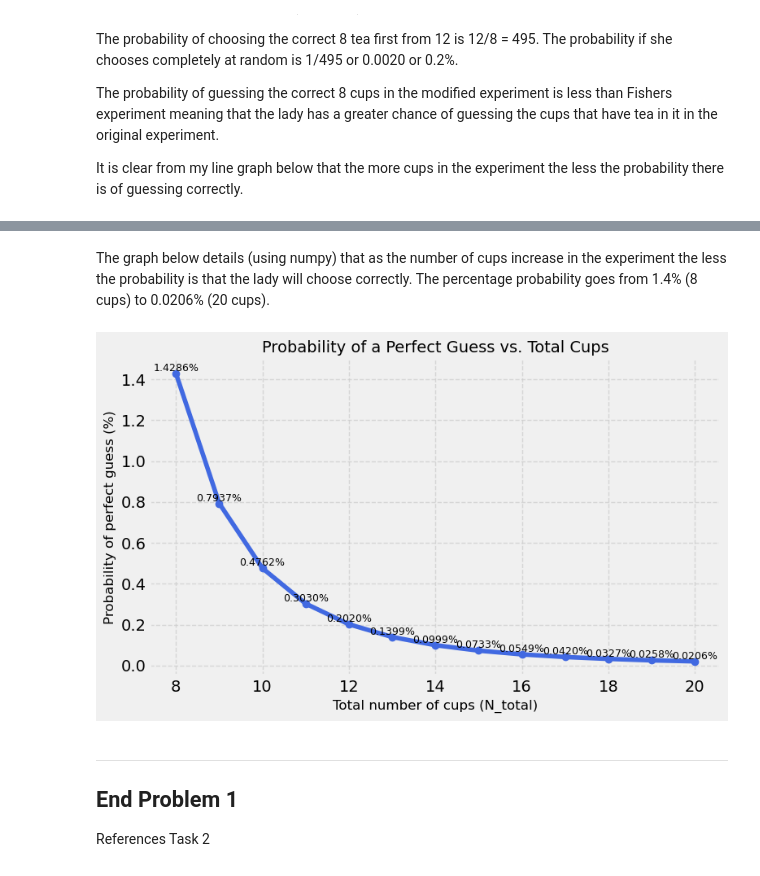
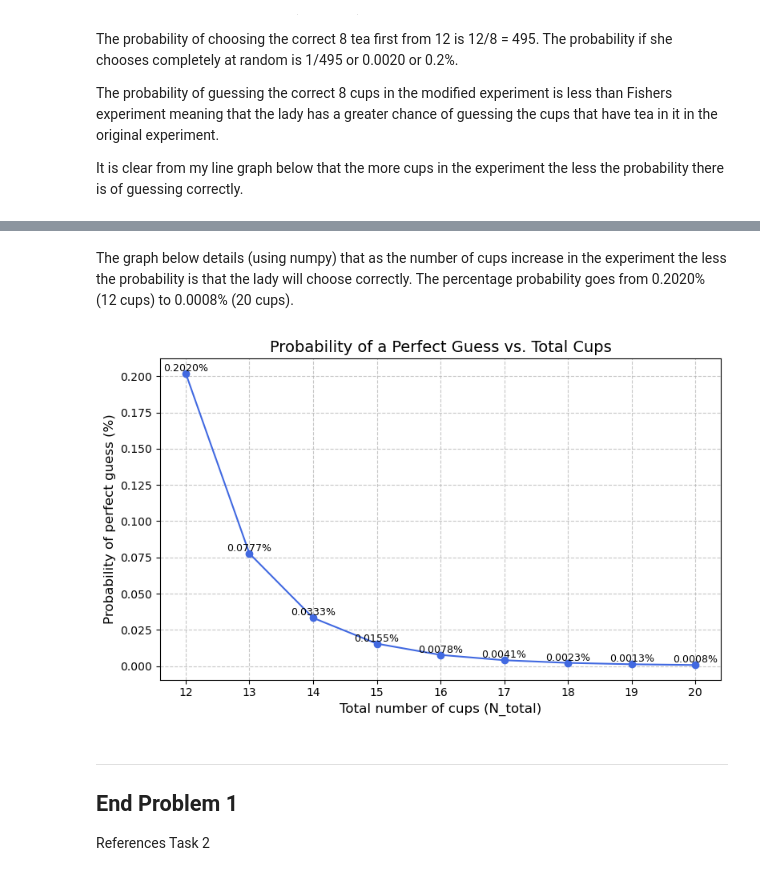
Before and after one commit to AudeAllen/Applied_Statistics, a Jupyter notebook: problems.ipynb, the cells around one changed output, grey strips where cells are left out. Drawn from its saved outputs; the diff is of its cells as text; code cells hidden in the pictures.

```diff
--- a/problems.ipynb
+++ b/problems.ipynb
@@ -192,38 +232,38 @@ In statistics the p-value threshold is the cutoff point used to decide whether t
 # %% [markdown]
-The graph below details (using numpy) that as the number of cups increase in the experiment the less the probability is that the lady will choose correctly. The percentage probability goes from 1.4% (8 cups) to 0.0206% (20 cups).
+The graph below details (using numpy) that as the number of cups increase in the experiment the less the probability is that the lady will choose correctly. The percentage probability goes from 0.2020% (12 cups) to 0.0008% (20 cups).
 # %%
 # https://chatgpt.com/share/68f11265-8a68-8012-9b46-84dbe72c2aa5
 
 import numpy as np
 import matplotlib.pyplot as plt
 from math import comb
 
 # Parameters
-k_tea = 4  # number of tea-first cups
-N_values = np.arange(8, 21)  # total cups: 8 to 20
+k_tea = 8  # number of tea-first cups
+N_values = np.arange(12, 21)  # total cups: 8 to 20
 p_exact = [1 / comb(N, k_tea) if N >= k_tea else np.nan for N in N_values]
 
 # Convert to percentages for readability
 p_percent = [p * 100 for p in p_exact]
 
 # Plot
 plt.figure(figsize=(8, 5))
 plt.plot(N_values, p_percent, marker='o', linestyle='-', color='royalblue')
 
 # Add readable percentage labels above each point
 for N, p in zip(N_values, p_percent):
     plt.text(N, p, f"{p:.4f}%", ha='center', va='bottom', fontsize=9)
 
 # Titles and labels
 plt.title("Probability of a Perfect Guess vs. Total Cups", fontsize=14)
 plt.xlabel("Total number of cups (N_total)", fontsize=12)
 plt.ylabel("Probability of perfect guess (%)", fontsize=12)
 plt.grid(True, linestyle='--', alpha=0.7)
 
 plt.tight_layout()
 plt.show()
 # %% [output]
-[figure, old version]
+[figure, new version]
 # %% [markdown]
 ***
 
```
Also changed, not shown: parts of 2 cells of this notebook.
